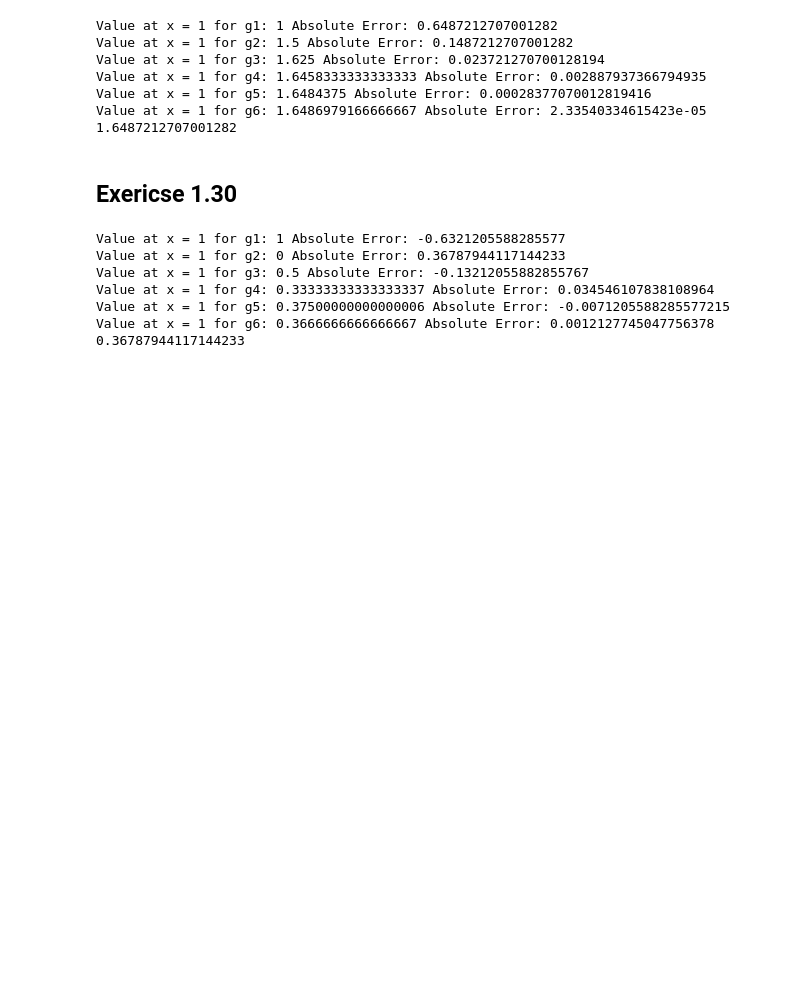
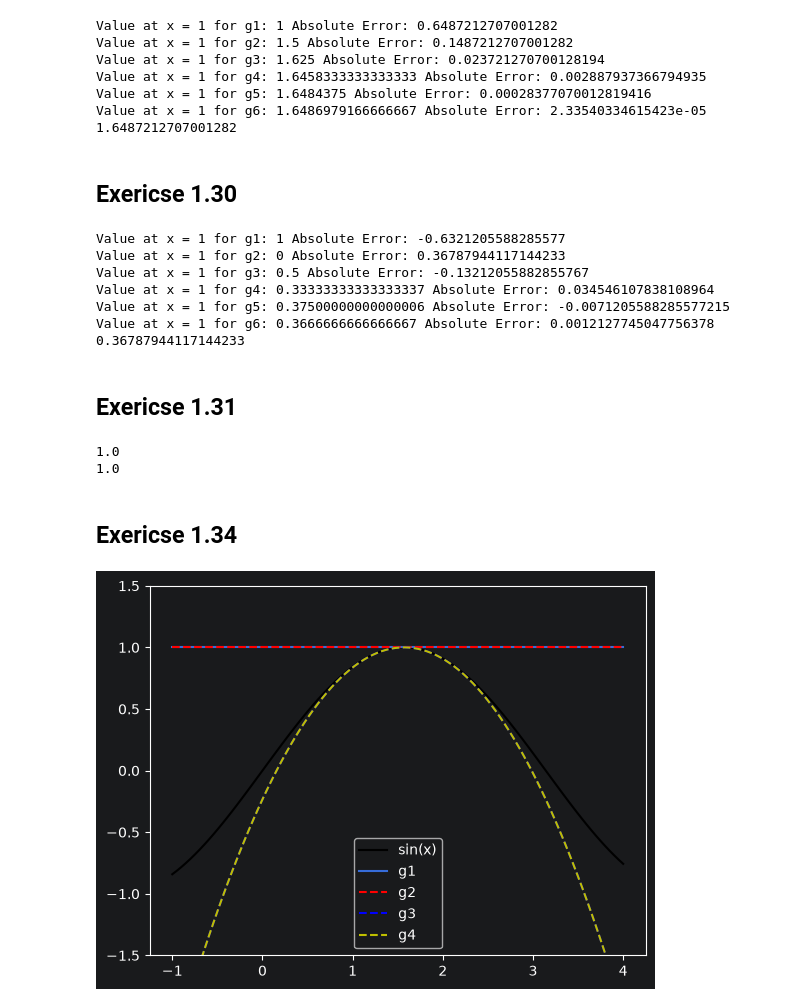
Before and after one commit to fabacf/numerical_methods_class, a Jupyter notebook: week_2.ipynb, the cells around one changed output. Cells and saved outputs as stored; diff of their text form; code cells hidden in the pictures; blank space fills up the shorter version.

```diff
--- a/week_2.ipynb
+++ b/week_2.ipynb
@@ -128,3 +131,39 @@ Value at x = 1 for g4: 0.33333333333333337 Absolute Error: 0.034546107838108964
 Value at x = 1 for g5: 0.37500000000000006 Absolute Error: -0.0071205588285577215
 Value at x = 1 for g6: 0.3666666666666667 Absolute Error: 0.0012127745047756378
 0.36787944117144233
+# %% [markdown]
+## Exericse 1.31
+# %%
+x = 0
+
+g = 1 + x + ((x**2)/2) + ((x**3)/3) + ((x**4)/m.factorial(4)) + ((x**5)/m.factorial(5))
+
+print(g)
+print(np.exp(x))
+# %% [output]
+1.0
+1.0
+# %% [markdown]
+## Exericse 1.34
+# %%
+g = m.sin(m.pi/2) + m.cos(m.pi/2) * (x - m.pi/2) + (-m.sin(m.pi/2))/m.factorial(2) * ((x-m.pi/2) **2) + (-m.cos(m.pi/2))/m.factorial(3) * ((x-m.pi/2) **3)
+
+# m.sin(m.pi/2) = 1
+
+x = np.linspace(-1, 4, 100)
+
+g1 = m.sin(m.pi/2)
+g2 = g1 + m.cos(m.pi/2) * (x - m.pi/2)
+g3 = g2 + (-m.sin(m.pi/2))/m.factorial(2) * (x - m.pi/2)**2
+g4 = g3 + (-m.cos(m.pi/2))/m.factorial(3) * (x - m.pi/2)**3
+
+plt.plot(x, np.sin(x), 'k', label='sin(x)')
+plt.plot(x, np.full_like(x, g1), label='g1')
+plt.plot(x, g2, 'r--', label='g2')
+plt.plot(x, g3, 'b--', label='g3')
+plt.plot(x, g4,'y--', label='g4')
+plt.ylim(-1.5, 1.5)
+plt.legend()
+plt.show()
+# %% [output]
+[figure, added]
```
Also changed, not shown: parts of 1 cell of this notebook.
